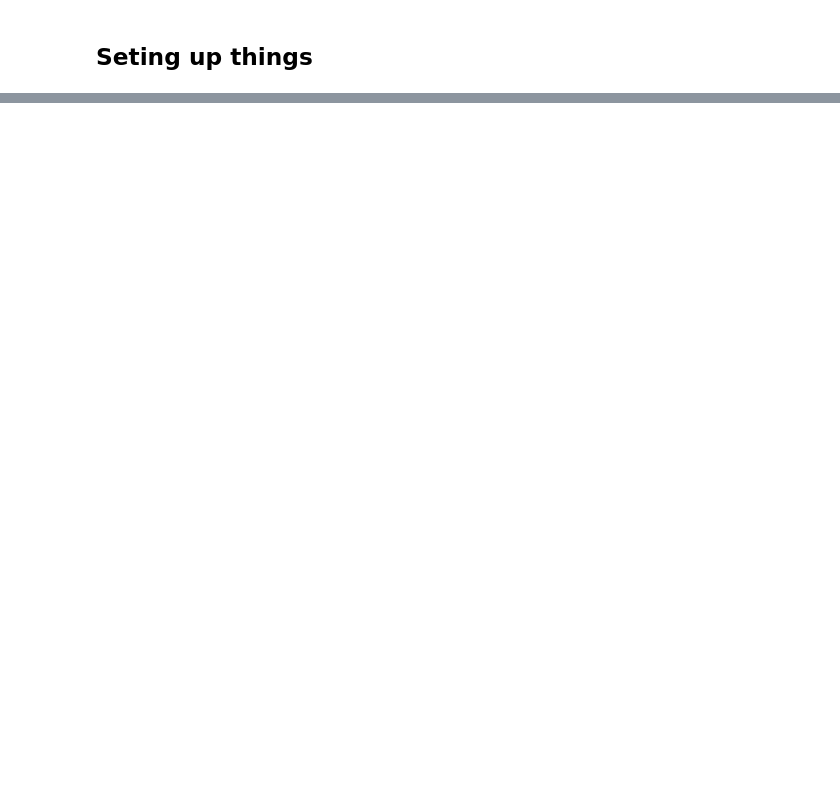
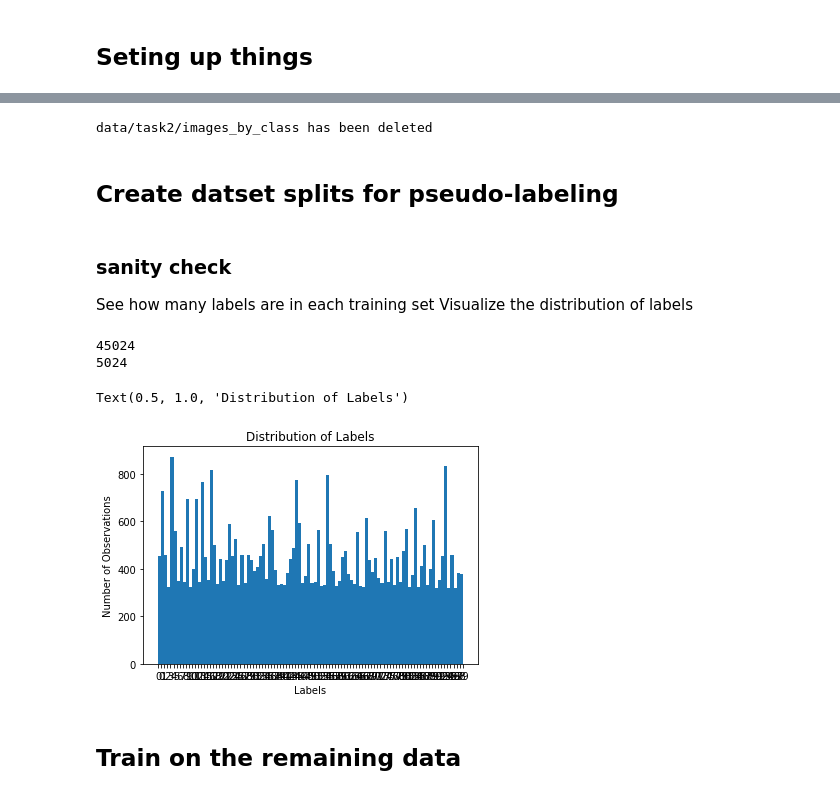
Before and after one commit to TruscaPetre/AAIT-Nosy-Missing-Labels, a Jupyter notebook: tutorial colab noisy labels.ipynb, the cells around one changed output, grey strips where cells are left out. Saved outputs shown, nothing was run; the diff lists cells and outputs as text; code cells hidden in the pictures; blank space fills up the shorter version.

```diff
--- a/tutorial colab noisy labels.ipynb
+++ b/tutorial colab noisy labels.ipynb
@@ -107,17 +172,28 @@ df = pd.read_csv(f'{dir_data}annotations.csv')
 # %%
-# Organize data for pytorch training ( only once )
 # Define the base directory
-base_dir = 'data/task1/labeled'
+
+base_dir = 'data/task2/train_data/images'
+# Check if the directory exists, to recreate it instead of messing it up
+target_dir = 'data/task2/images_by_class'
+
+if os.path.exists(target_dir):
+    # Use rmtree to delete the directory and all its contents
+    shutil.rmtree(target_dir)
+    print(f'{target_dir} has been deleted')
+else:
+    print(f'{target_dir} does not exist')
 
 # Iterate over the rows in the DataFrame
 for _, row in tqdm(df.iterrows(), total=df.shape[0]):
     # Extract the path and class from the row
-    path = row['sample']
-    label = row['label']
+    path = row['renamed_path']
+    label = row['label_idx']
 
     # Create the directory for the class
-    class_dir = f'{base_dir}/{label}'
+    class_dir = f'{target_dir}/{label}'
     os.makedirs(class_dir, exist_ok=True)
 
     # Copy the file to the class directory
     shutil.copy(f"data/{path}", class_dir)
+# %% [output]
+data/task2/images_by_class has been deleted
@@ -133,0 +200,26 @@ for _, row in tqdm(df.iterrows(), total=df.shape[0]):
+# %% [markdown]
+## Create datset splits for pseudo-labeling
+# %%
+preprocess = transforms.Compose([
+    transforms.Resize(experiment_info["image_processing"]["resize"]),
+    transforms.ToTensor(),
+    transforms.Normalize(mean=experiment_info["image_processing"]["mean"],
+                         std=experiment_info["image_processing"]["std"]),
+    ])
+# %%
+class ShuffledImageFolder(Dataset):
+    def __init__(self, dataset):
+        self.dataset = dataset
+        self.indices = torch.randperm(len(dataset))
+
+    def __getitem__(self, index):
+        path, _ = self.dataset.samples[self.indices[index]]
+        image, label = self.dataset[self.indices[index]]
+        return image, label, path
+
+    def __len__(self):
+        return len(self.dataset)
+
+data_dir = 'data/task2/images_by_class'
+image_dataset_unshuffled = datasets.ImageFolder(data_dir, preprocess)
+image_dataset = ShuffledImageFolder(image_dataset_unshuffled)
@@ -133,0 +259,32 @@ for _, row in tqdm(df.iterrows(), total=df.shape[0]):
+# %% [markdown]
+### sanity check
+See how many labels are in each training set
+Visualize the distribution of labels
+# %%
+
+print(len(loaders[0]["train"])*batch_size)
+print(len(loaders[0]["labeling"])*batch_size)
+# %% [output]
+45024
+5024
+# %%
+# sanity check, verify the distribution of labels in training and labeling sets
+labels_for_distribution = [label_batch for _,label_batch,_ in tqdm(loaders[0]["train"])]
+# %%
+labels_distrib = torch.cat(labels_for_distribution)
+# %%
+counts, bins, patches = plt.hist(labels_distrib, bins = 100)
+
+# Set x-axis label
+plt.xlabel('Labels')
+plt.xticks(bins, bins.astype(int))
+# Set y-axis label
+plt.ylabel('Number of Observations')
+
+# Set plot title
+plt.title('Distribution of Labels')
+# %% [output]
+Text(0.5, 1.0, 'Distribution of Labels')
+[figure, added]
+# %% [markdown]
+## Train on the remaining data
```
Also changed, not shown: parts of 23 cells of this notebook.
